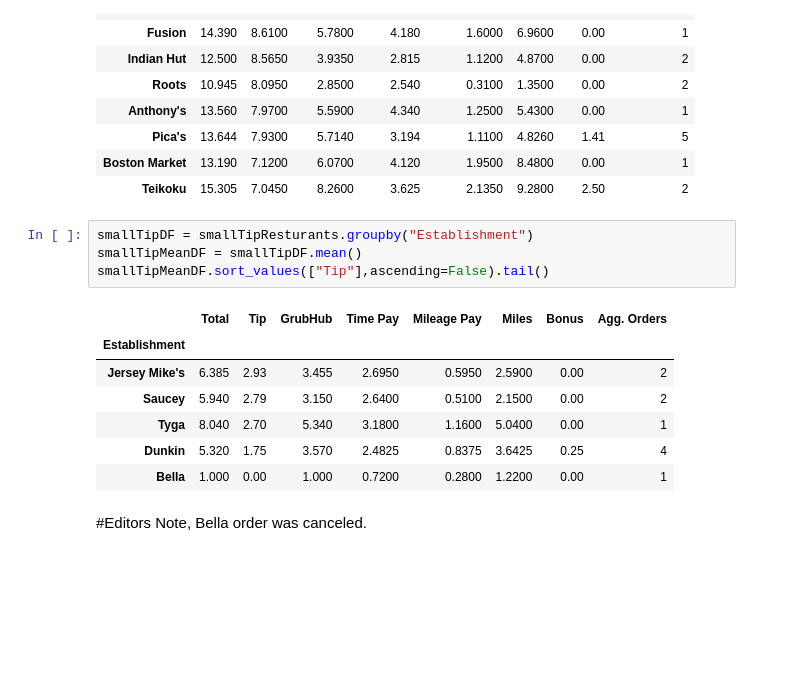
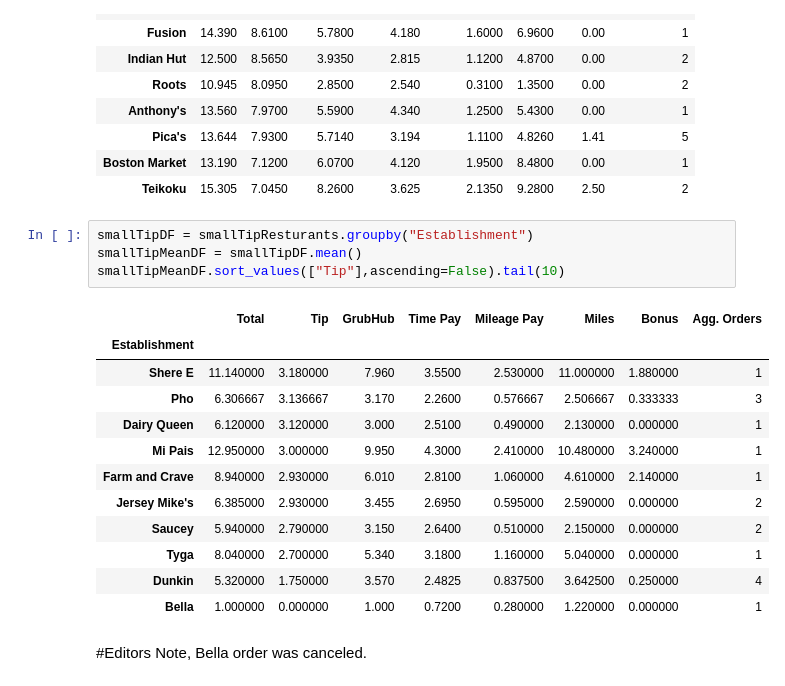
Before and after one commit to MrJlmeza/Group-5-Project-2, a Jupyter notebook: vitoWorkingNotebook.ipynb, the cells around one changed output. Saved outputs shown, nothing was run; the diff lists cells and outputs as text; blank space fills up the shorter version.

```diff
--- a/vitoWorkingNotebook.ipynb
+++ b/vitoWorkingNotebook.ipynb
@@ -306,15 +306,20 @@ mediumTipMeanDF.sort_values(["Tip"],ascending=False).head(10)
 # %%
 smallTipDF = smallTipResturants.groupby("Establishment")
 smallTipMeanDF = smallTipDF.mean()
-smallTipMeanDF.sort_values(["Tip"],ascending=False).tail()
+smallTipMeanDF.sort_values(["Tip"],ascending=False).tail(10)
 # %% [output]
 |  | Total | Tip | GrubHub | Time Pay | Mileage Pay | Miles | Bonus | Agg. Orders |
 | Establishment |  |  |  |  |  |  |  |  |
-| Jersey Mike's | 6.385 | 2.93 | 3.455 | 2.6950 | 0.5950 | 2.5900 | 0.00 | 2 |
-| Saucey | 5.940 | 2.79 | 3.150 | 2.6400 | 0.5100 | 2.1500 | 0.00 | 2 |
-| Tyga | 8.040 | 2.70 | 5.340 | 3.1800 | 1.1600 | 5.0400 | 0.00 | 1 |
-| Dunkin | 5.320 | 1.75 | 3.570 | 2.4825 | 0.8375 | 3.6425 | 0.25 | 4 |
-| Bella | 1.000 | 0.00 | 1.000 | 0.7200 | 0.2800 | 1.2200 | 0.00 | 1 |
+| Shere E | 11.140000 | 3.180000 | 7.960 | 3.5500 | 2.530000 | 11.000000 | 1.880000 | 1 |
+| Pho | 6.306667 | 3.136667 | 3.170 | 2.2600 | 0.576667 | 2.506667 | 0.333333 | 3 |
+| Dairy Queen | 6.120000 | 3.120000 | 3.000 | 2.5100 | 0.490000 | 2.130000 | 0.000000 | 1 |
+| Mi Pais | 12.950000 | 3.000000 | 9.950 | 4.3000 | 2.410000 | 10.480000 | 3.240000 | 1 |
+| Farm and Crave | 8.940000 | 2.930000 | 6.010 | 2.8100 | 1.060000 | 4.610000 | 2.140000 | 1 |
+| Jersey Mike's | 6.385000 | 2.930000 | 3.455 | 2.6950 | 0.595000 | 2.590000 | 0.000000 | 2 |
+| Saucey | 5.940000 | 2.790000 | 3.150 | 2.6400 | 0.510000 | 2.150000 | 0.000000 | 2 |
+| Tyga | 8.040000 | 2.700000 | 5.340 | 3.1800 | 1.160000 | 5.040000 | 0.000000 | 1 |
+| Dunkin | 5.320000 | 1.750000 | 3.570 | 2.4825 | 0.837500 | 3.642500 | 0.250000 | 4 |
+| Bella | 1.000000 | 0.000000 | 1.000 | 0.7200 | 0.280000 | 1.220000 | 0.000000 | 1 |
 # %% [markdown]
 #Editors Note, Bella order was canceled.
 # %% [markdown]
```
Also changed, not shown: 1 other file.
